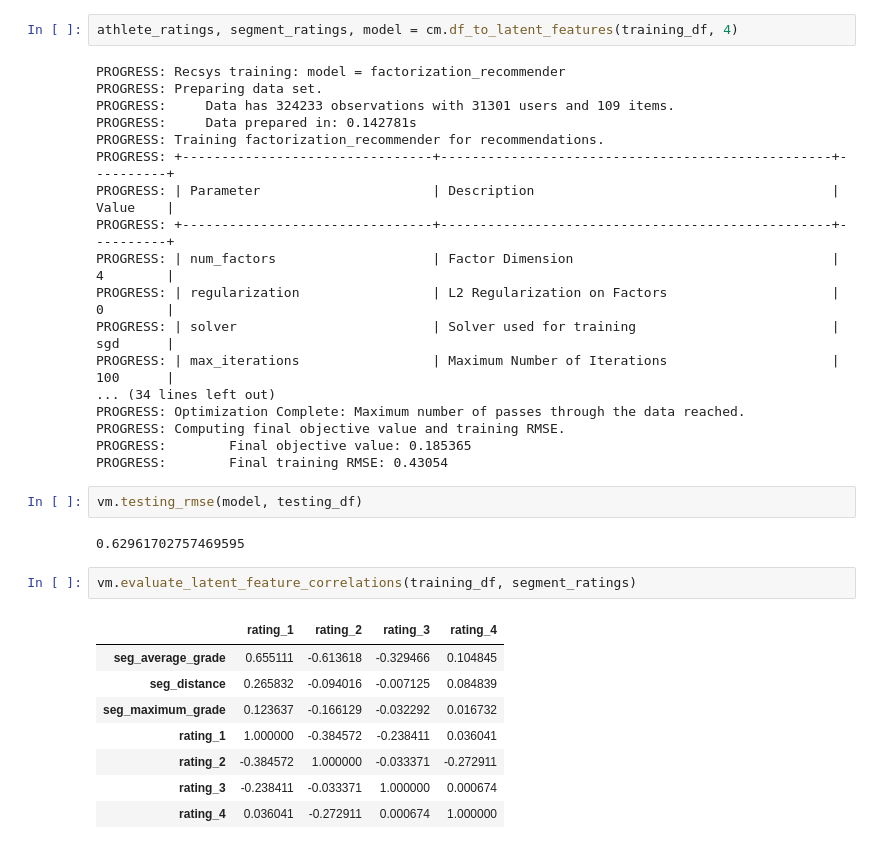
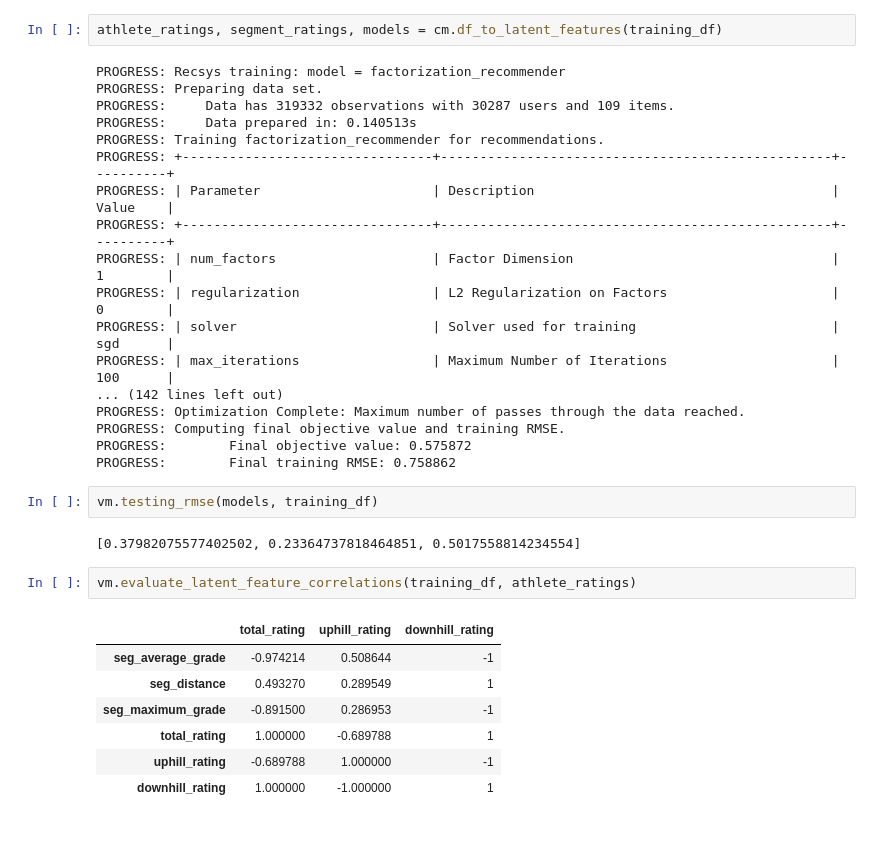
Before and after one commit to Ultramann/Stravaboards, a Jupyter notebook: modeling/model_introspection.ipynb, the cells around one changed output. Saved outputs shown, nothing was run; the diff lists cells and outputs as text.

```diff
--- a/modeling/model_introspection.ipynb
+++ b/modeling/model_introspection.ipynb
@@ -32,35 +32,34 @@ PROGRESS:        Final training RMSE: 0.523914
 # %%
-athlete_ratings, segment_ratings, model = cm.df_to_latent_features(training_df, 4)
+athlete_ratings, segment_ratings, models = cm.df_to_latent_features(training_df)
 # %% [output]
 PROGRESS: Recsys training: model = factorization_recommender
 PROGRESS: Preparing data set.
-PROGRESS:     Data has 324233 observations with 31301 users and 109 items.
-PROGRESS:     Data prepared in: 0.142781s
+PROGRESS:     Data has 319332 observations with 30287 users and 109 items.
+PROGRESS:     Data prepared in: 0.140513s
 PROGRESS: Training factorization_recommender for recommendations.
 PROGRESS: +--------------------------------+--------------------------------------------------+----------+
 PROGRESS: | Parameter                      | Description                                      | Value    |
 PROGRESS: +--------------------------------+--------------------------------------------------+----------+
-PROGRESS: | num_factors                    | Factor Dimension                                 | 4        |
+PROGRESS: | num_factors                    | Factor Dimension                                 | 1        |
 PROGRESS: | regularization                 | L2 Regularization on Factors                     | 0        |
 PROGRESS: | solver                         | Solver used for training                         | sgd      |
 PROGRESS: | max_iterations                 | Maximum Number of Iterations                     | 100      |
-... (34 lines left out)
+... (142 lines left out)
 PROGRESS: Optimization Complete: Maximum number of passes through the data reached.
 PROGRESS: Computing final objective value and training RMSE.
-PROGRESS:        Final objective value: 0.185365
-PROGRESS:        Final training RMSE: 0.43054
+PROGRESS:        Final objective value: 0.575872
+PROGRESS:        Final training RMSE: 0.758862
 # %%
-vm.testing_rmse(model, testing_df)
+vm.testing_rmse(models, training_df)
 # %% [output]
-0.62961702757469595
+[0.37982075577402502, 0.23364737818464851, 0.5017558814234554]
 # %%
-vm.evaluate_latent_feature_correlations(training_df, segment_ratings)
+vm.evaluate_latent_feature_correlations(training_df, athlete_ratings)
 # %% [output]
-|  | rating_1 | rating_2 | rating_3 | rating_4 |
-| seg_average_grade | 0.655111 | -0.613618 | -0.329466 | 0.104845 |
-| seg_distance | 0.265832 | -0.094016 | -0.007125 | 0.084839 |
-| seg_maximum_grade | 0.123637 | -0.166129 | -0.032292 | 0.016732 |
-| rating_1 | 1.000000 | -0.384572 | -0.238411 | 0.036041 |
-| rating_2 | -0.384572 | 1.000000 | -0.033371 | -0.272911 |
-| rating_3 | -0.238411 | -0.033371 | 1.000000 | 0.000674 |
-| rating_4 | 0.036041 | -0.272911 | 0.000674 | 1.000000 |
+|  | total_rating | uphill_rating | downhill_rating |
+| seg_average_grade | -0.974214 | 0.508644 | -1 |
+| seg_distance | 0.493270 | 0.289549 | 1 |
+| seg_maximum_grade | -0.891500 | 0.286953 | -1 |
+| total_rating | 1.000000 | -0.689788 | 1 |
+| uphill_rating | -0.689788 | 1.000000 | -1 |
+| downhill_rating | 1.000000 | -1.000000 | 1 |
```
Also changed, not shown: parts of 11 cells of this notebook, 2 other files.
